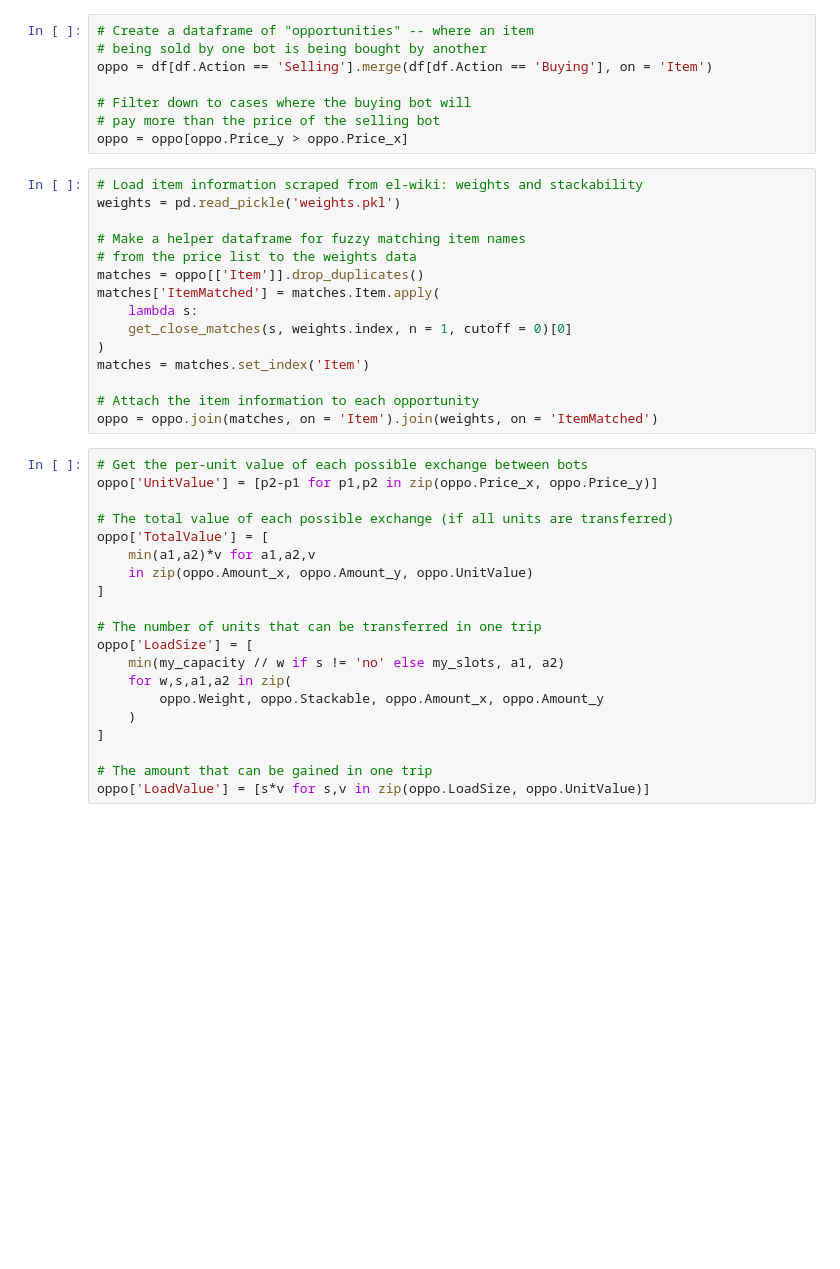
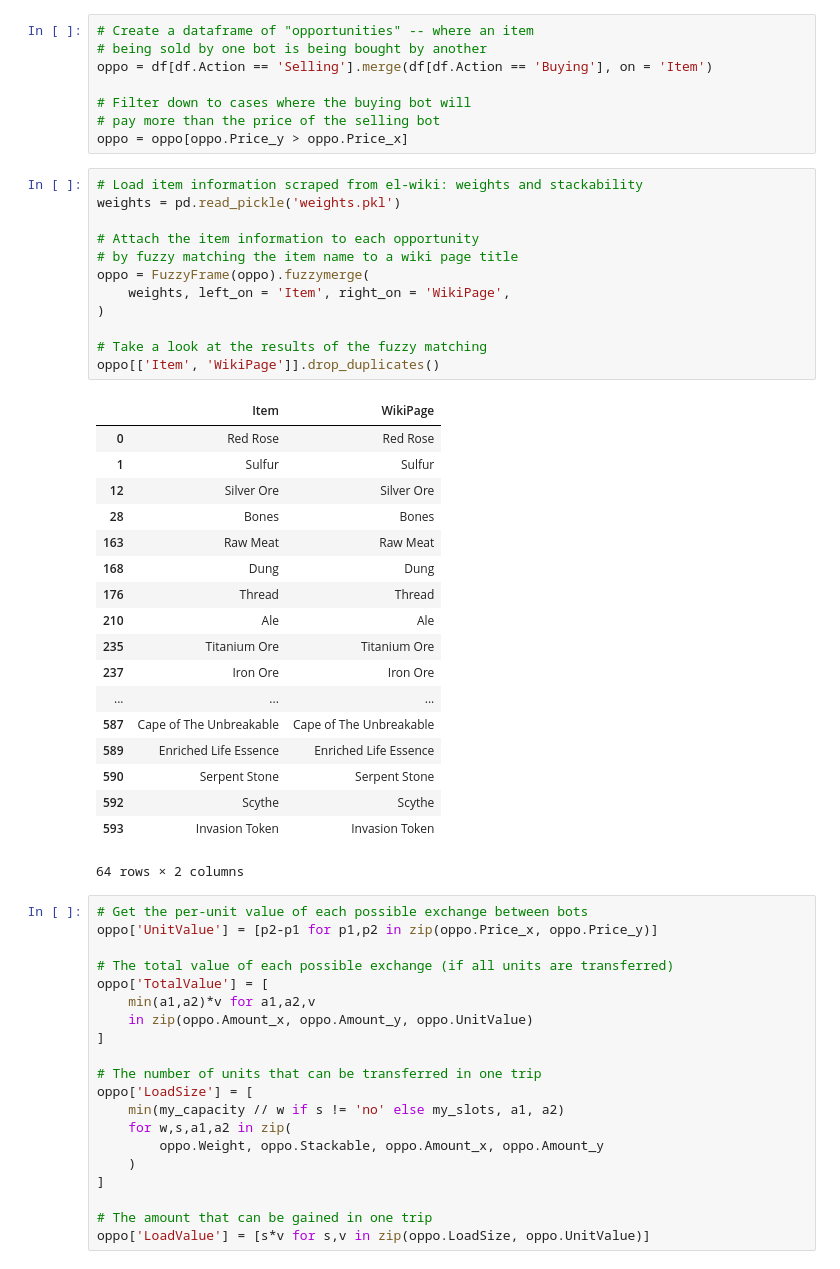
Before and after one commit to roywright/el-arbitrage, a Jupyter notebook: opportunities.ipynb, the cells around one changed output. Cells and saved outputs as stored; diff of their text form; blank space fills up the shorter version.

Commit message:
FuzzyFrame update

```diff
--- a/opportunities.ipynb
+++ b/opportunities.ipynb
@@ -30,21 +69,37 @@ oppo = df[df.Action == 'Selling'].merge(df[df.Action == 'Buying'], on = 'Item')
 # Filter down to cases where the buying bot will
 # pay more than the price of the selling bot
 oppo = oppo[oppo.Price_y > oppo.Price_x]
-# %%
-# Load item information scraped from el-wiki: weights and stackability
-weights = pd.read_pickle('weights.pkl')
-
-# Make a helper dataframe for fuzzy matching item names
-# from the price list to the weights data
-matches = oppo[['Item']].drop_duplicates()
-matches['ItemMatched'] = matches.Item.apply(
-    lambda s:
-    get_close_matches(s, weights.index, n = 1, cutoff = 0)[0]
-)
-matches = matches.set_index('Item')
-
-# Attach the item information to each opportunity
-oppo = oppo.join(matches, on = 'Item').join(weights, on = 'ItemMatched')
+# %%
+# Load item information scraped from el-wiki: weights and stackability
+weights = pd.read_pickle('weights.pkl')
+
+# Attach the item information to each opportunity
+# by fuzzy matching the item name to a wiki page title
+oppo = FuzzyFrame(oppo).fuzzymerge(
+    weights, left_on = 'Item', right_on = 'WikiPage',
+)
+
+# Take a look at the results of the fuzzy matching
+oppo[['Item', 'WikiPage']].drop_duplicates()
+# %% [output]
+|  | Item | WikiPage |
+| 0 | Red Rose | Red Rose |
+| 1 | Sulfur | Sulfur |
+| 12 | Silver Ore | Silver Ore |
+| 28 | Bones | Bones |
+| 163 | Raw Meat | Raw Meat |
+| 168 | Dung | Dung |
+| 176 | Thread | Thread |
+| 210 | Ale | Ale |
+| 235 | Titanium Ore | Titanium Ore |
+| 237 | Iron Ore | Iron Ore |
+| ... | ... | ... |
+| 587 | Cape of The Unbreakable | Cape of The Unbreakable |
+| 589 | Enriched Life Essence | Enriched Life Essence |
+| 590 | Serpent Stone | Serpent Stone |
+| 592 | Scythe | Scythe |
+| 593 | Invasion Token | Invasion Token |
+64 rows × 2 columns
 # %%
 # Get the per-unit value of each possible exchange between bots
 oppo['UnitValue'] = [p2-p1 for p1,p2 in zip(oppo.Price_x, oppo.Price_y)]
```
Also changed, not shown: parts of 2 cells of this notebook, 2 other files.
